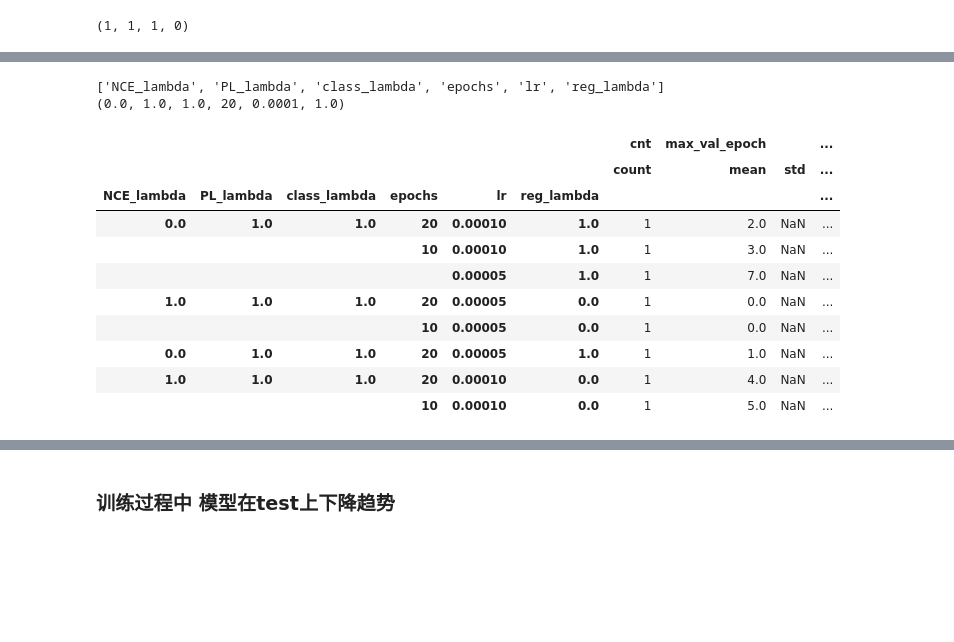
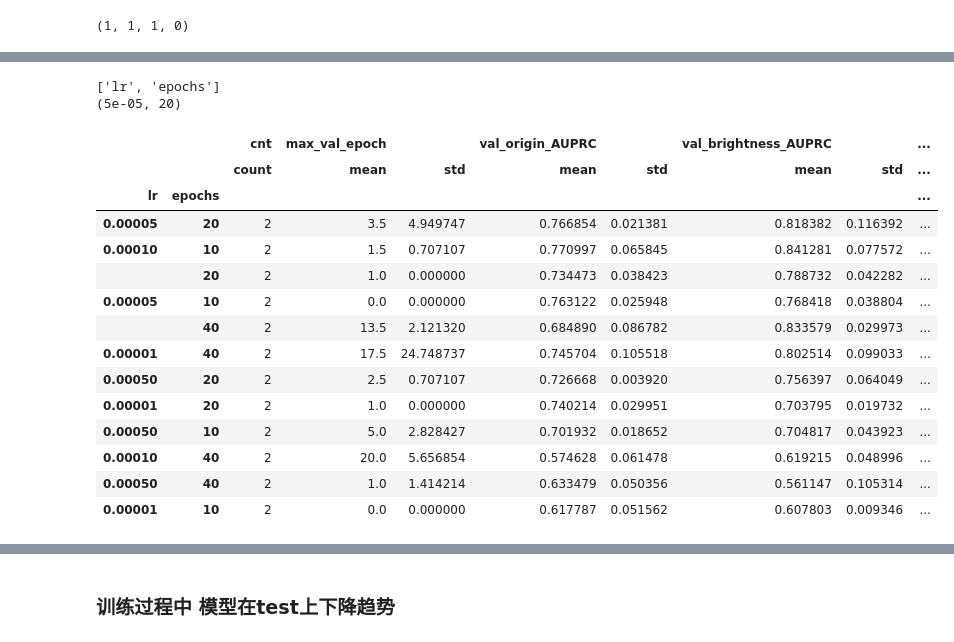
Before and after one commit to EIPsilly/deviation-network-image, a Jupyter notebook: analysis/file_folder_analysis_MVTEC.ipynb, the cells around one changed output, grey strips where cells are left out. Saved outputs shown, nothing was run; the diff lists cells and outputs as text; code cells hidden in the pictures; blank space fills up the shorter version.

```diff
--- a/analysis/file_folder_analysis_MVTEC.ipynb
+++ b/analysis/file_folder_analysis_MVTEC.ipynb
@@ -15,10 +16,12 @@ dir_path = '../results/MVTEC/DGAD/method13_MVTEC'
 dir_path = '../results/MVTEC/DGAD/method16'
 # dir_path = '../results/MVTEC/DGAD/method16_severity5'
 # dir_path = '../results/MVTEC/devnet/4domain_s5'
-dir_path = '../results/MVTEC/devnet/4domain'
+# dir_path = '../results/MVTEC/devnet/4domain'
 
 # dir_path = '../results/MVTEC/DGAD/method16_transistor'
-dir_path = '../results/MVTEC/DGAD/method16_transistor_lambda'
+# dir_path = '../results/MVTEC/DGAD/method16_transistor_lambda'
+# dir_path = '../results/MVTEC/DGAD/method16_toothbrush_lambda'
+# dir_path = '../results/MVTEC/DGAD/method16_transistor_tau'
 # %%
 import itertools
 # normal_class=["0", "1", "2", "3", "4", "5", "6"]
@@ -44,6 +47,8 @@ ans = []
 para_name_list=["checkitew", "lr", "epochs", "cnt",]
 if dir_path.__contains__("lambda"):
     para_name_list=["checkitew", "lr", "epochs", "cnt", "reg_lambda", "NCE_lambda", "PL_lambda", "class_lambda"]
+if dir_path.__contains__("tau"):
+    para_name_list=["checkitew", "lr", "epochs", "cnt", "tau1", "tau2",]
 # para_name_list=["checkitew", "lr", "epochs", "cnt","reg_lambda"]
 # para_name_list=["checkitew", "lr", "epochs", "cnt", "tau1", "tau2", "reg_lambda", "NCE_lambda", "PL_lambda"]
 # para_name_list=["checkitew", "lr", "epochs", "cnt", "origin_svdd_lambda", "class_svdd_lambda", "align_lambda", "beta"]
@@ -113,6 +132,6 @@ transistor    8
 Name: checkitew, dtype: int64
 # %%
-ans = ans[ans["epochs"] != 2]
+# ans = ans[ans["epochs"] != 2]
 # if dir_path.__contains__("devnet"):
 #     ans = ans[ans["lr"] != 0.00005]
 # %%
@@ -239,38 +286,43 @@ columns_to_drop
 # %%
 agg_method = {"cnt":["count"],
               "max_val_epoch":["mean", "std"]}
 for item in domain_list:
     agg_method[f"val_{item}_{metric}"] = ["mean", "std"]
 
 agg_method[f"val_{metric}_mean"] = ["mean", "std"]
 agg_method[f"val_{metric}_mean"] = ["mean", "std"]
 
 pd.set_option("display.max_columns",None)
 pd.set_option("display.max_rows",None)
 checkitew = 'transistor'
 selected_records = ans[ans["checkitew"] == checkitew].drop(["checkitew"],axis=1)
 # group_key = ["pre_lr", "pre_epochs", "lr", "epochs"]
-group_key = list(set(para_name_list) - set(["checkitew", "cnt"]))
-group_key.sort()
+group_key = deepcopy(para_name_list)
+group_key.remove("checkitew")
+group_key.remove("cnt")
 print(group_key)
 selected_records_anslysis = selected_records.groupby(group_key).agg(agg_method).sort_values(by=(f"val_{metric}_mean", "mean"), ascending=False)
 selected_para = selected_records_anslysis.index[0]
 print(selected_para)
 selected_records_anslysis
 # %% [output]
-['NCE_lambda', 'PL_lambda', 'class_lambda', 'epochs', 'lr', 'reg_lambda']
-(0.0, 1.0, 1.0, 20, 0.0001, 1.0)
+['lr', 'epochs']
+(5e-05, 20)
-|  |  |  |  |  |  | cnt | max_val_epoch |  | ... |
-|  |  |  |  |  |  | count | mean | std | ... |
-| NCE_lambda | PL_lambda | class_lambda | epochs | lr | reg_lambda |  |  |  | ... |
-| 0.0 | 1.0 | 1.0 | 20 | 0.00010 | 1.0 | 1 | 2.0 | NaN | ... |
-|  |  |  | 10 | 0.00010 | 1.0 | 1 | 3.0 | NaN | ... |
-|  |  |  |  | 0.00005 | 1.0 | 1 | 7.0 | NaN | ... |
-| 1.0 | 1.0 | 1.0 | 20 | 0.00005 | 0.0 | 1 | 0.0 | NaN | ... |
-|  |  |  | 10 | 0.00005 | 0.0 | 1 | 0.0 | NaN | ... |
-| 0.0 | 1.0 | 1.0 | 20 | 0.00005 | 1.0 | 1 | 1.0 | NaN | ... |
-| 1.0 | 1.0 | 1.0 | 20 | 0.00010 | 0.0 | 1 | 4.0 | NaN | ... |
-|  |  |  | 10 | 0.00010 | 0.0 | 1 | 5.0 | NaN | ... |
+|  |  | cnt | max_val_epoch |  | val_origin_AUPRC |  | val_brightness_AUPRC |  | ... |
+|  |  | count | mean | std | mean | std | mean | std | ... |
+| lr | epochs |  |  |  |  |  |  |  | ... |
+| 0.00005 | 20 | 2 | 3.5 | 4.949747 | 0.766854 | 0.021381 | 0.818382 | 0.116392 | ... |
+| 0.00010 | 10 | 2 | 1.5 | 0.707107 | 0.770997 | 0.065845 | 0.841281 | 0.077572 | ... |
+|  | 20 | 2 | 1.0 | 0.000000 | 0.734473 | 0.038423 | 0.788732 | 0.042282 | ... |
+| 0.00005 | 10 | 2 | 0.0 | 0.000000 | 0.763122 | 0.025948 | 0.768418 | 0.038804 | ... |
+|  | 40 | 2 | 13.5 | 2.121320 | 0.684890 | 0.086782 | 0.833579 | 0.029973 | ... |
+| 0.00001 | 40 | 2 | 17.5 | 24.748737 | 0.745704 | 0.105518 | 0.802514 | 0.099033 | ... |
+| 0.00050 | 20 | 2 | 2.5 | 0.707107 | 0.726668 | 0.003920 | 0.756397 | 0.064049 | ... |
+| 0.00001 | 20 | 2 | 1.0 | 0.000000 | 0.740214 | 0.029951 | 0.703795 | 0.019732 | ... |
+| 0.00050 | 10 | 2 | 5.0 | 2.828427 | 0.701932 | 0.018652 | 0.704817 | 0.043923 | ... |
+| 0.00010 | 40 | 2 | 20.0 | 5.656854 | 0.574628 | 0.061478 | 0.619215 | 0.048996 | ... |
+| 0.00050 | 40 | 2 | 1.0 | 1.414214 | 0.633479 | 0.050356 | 0.561147 | 0.105314 | ... |
+| 0.00001 | 10 | 2 | 0.0 | 0.000000 | 0.617787 | 0.051562 | 0.607803 | 0.009346 | ... |
 # %%
 filter = None
 for idx, item in enumerate(group_key):
```
Also changed, not shown: parts of 19 cells of this notebook, 9 other files.
